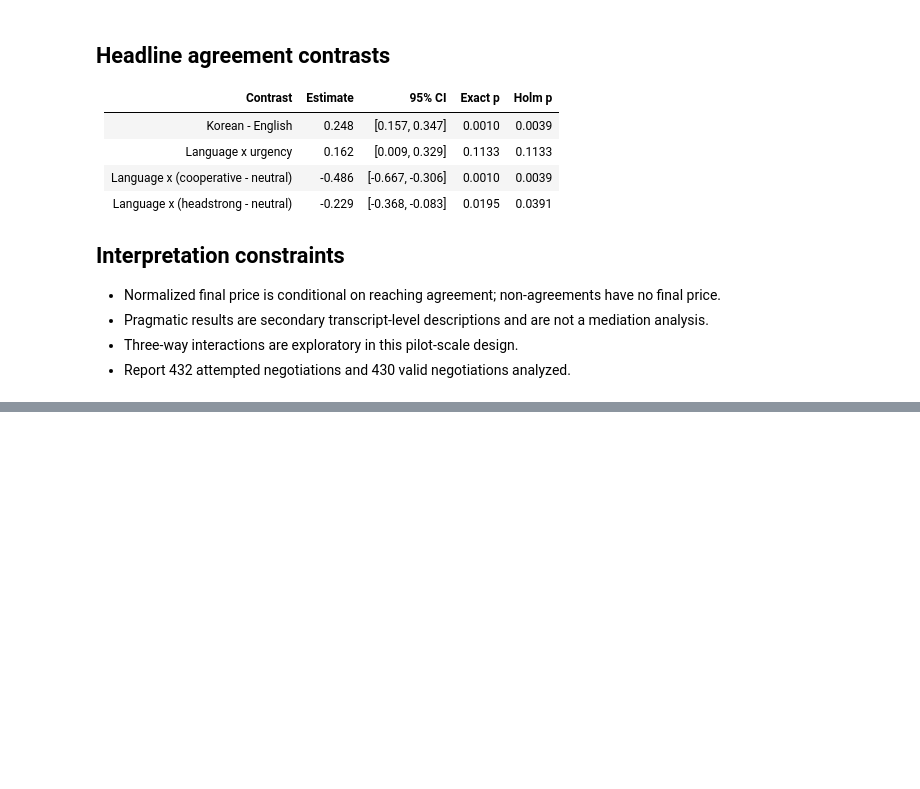
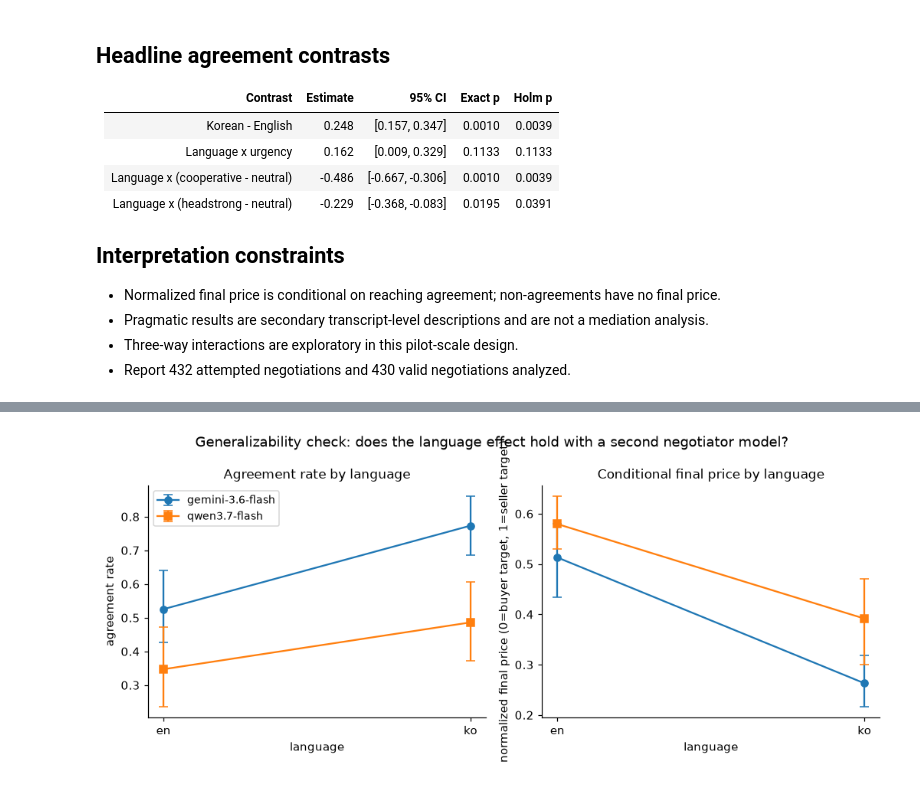
Before and after one commit to saeheeeom/polite-bargain, a Jupyter notebook: notebooks/full_experiment_analysis.ipynb, the cells around one changed output, grey strips where cells are left out. Drawn from its saved outputs; the diff is of its cells as text; code cells hidden in the pictures; blank space fills up the shorter version.

```diff
--- a/notebooks/full_experiment_analysis.ipynb
+++ b/notebooks/full_experiment_analysis.ipynb
@@ -2195,0 +2402,16 @@ It is an analysis audit aid, not manuscript-ready interpretation.
+# %%
+qwen_primary_cell_long = scenario_balanced_summary(
+    qwen_transcript_df, PRIMARY_METRICS, CONDITION_COLUMNS, label="qwen_primary_cell",
+)
+
+qwen_marginal_frames = []
+for factor in CONDITION_COLUMNS:
+    factor_summary = condition_balanced_marginal_summary(
+        qwen_transcript_df, PRIMARY_METRICS, [factor], label=f"qwen_primary_marginal_{factor}",
+    )
+    factor_summary.insert(0, "factor", factor)
+    factor_summary = factor_summary.rename(columns={factor: "level"})
+    qwen_marginal_frames.append(factor_summary)
+qwen_primary_marginal_summary = pd.concat(qwen_marginal_frames, ignore_index=True)
+
+display(qwen_primary_marginal_summary.loc[qwen_primary_marginal_summary["factor"] == "language"])
@@ -2195,0 +2475,31 @@ It is an analysis audit aid, not manuscript-ready interpretation.
+# %%
+fig, axes = plt.subplots(1, 2, figsize=(9.5, 4.0))
+
+for ax, measure, title, ylabel in zip(
+    axes,
+    ["agreement_rate", "normalized_final_price"],
+    ["Agreement rate by language", "Conditional final price by language"],
+    ["agreement rate", "normalized final price (0=buyer target, 1=seller target)"],
+):
+    plot_df = model_comparison.loc[model_comparison["measure"] == measure]
+    for model_name, marker in zip(["gemini-3.6-flash", "qwen3.7-flash"], ["o", "s"]):
+        sub = plot_df.loc[plot_df["model"] == model_name].set_index("language").loc[["en", "ko"]]
+        ax.errorbar(
+            sub.index,
+            sub["estimate"],
+            yerr=[sub["estimate"] - sub["ci_low"], sub["ci_high"] - sub["estimate"]],
+            marker=marker,
+            capsize=4,
+            label=model_name,
+        )
+    ax.set_title(title)
+    ax.set_ylabel(ylabel)
+    ax.set_xlabel("language")
+
+axes[0].legend()
+fig.suptitle("Generalizability check: does the language effect hold with a second negotiator model?")
+fig.tight_layout()
+fig.savefig(FIGURE_DIR / "qwen_generalizability_check.png")
+plt.show()
+# %% [output]
+[figure, added]
```
Also changed, not shown: parts of 12 cells of this notebook, 1 other file.
